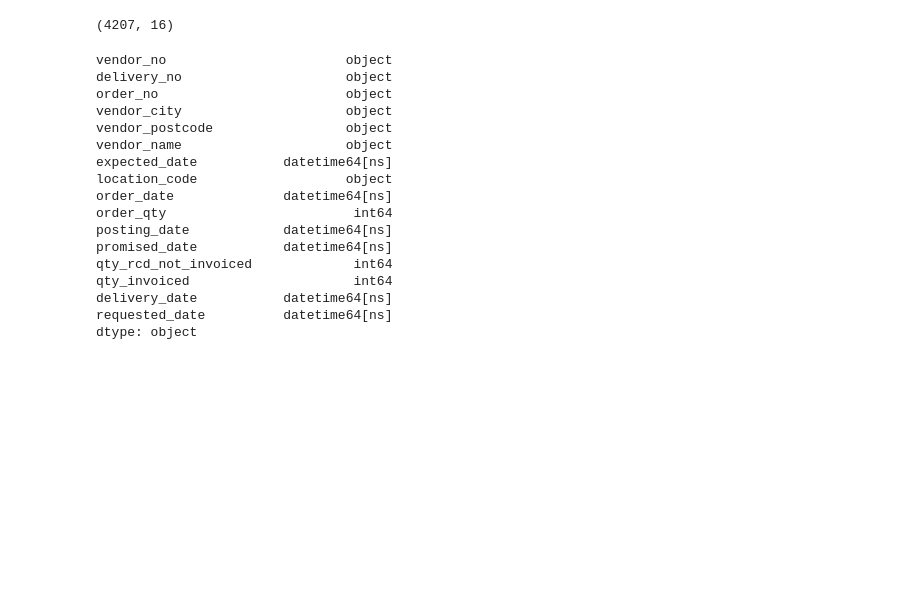
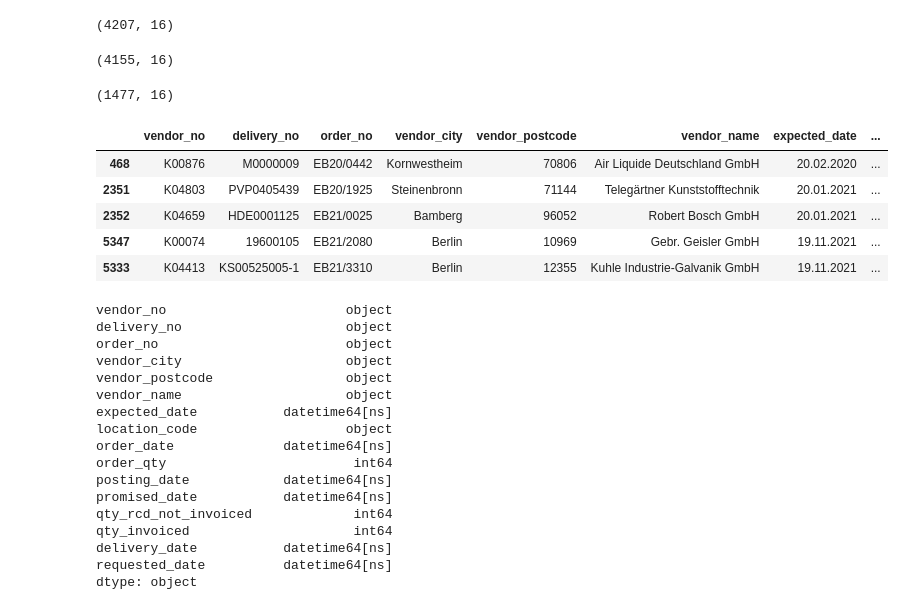
Before and after one commit to virginiaperdomoc/Delivery-Performance-Dashboard, a Jupyter notebook: lieferzeile.ipynb, the cells around one changed output. Cells and saved outputs as stored; diff of their text form; code cells hidden in the pictures; blank space fills up the shorter version.

```diff
--- a/lieferzeile.ipynb
+++ b/lieferzeile.ipynb
@@ -227,6 +227,29 @@ deliveries = deliveries[(deliveries['requested_date']!= '01.01.1753')&(deliverie
 deliveries.shape
 # %% [output]
 (4207, 16)
+# %%
+deliveries=deliveries[~deliveries.promised_date.str.contains("2033")]
+deliveries=deliveries[~deliveries.promised_date.str.contains("2099")]
+deliveries=deliveries[~deliveries.delivery_date.str.contains("2033")]
+deliveries=deliveries[~deliveries.delivery_date.str.contains("2099")]
+deliveries.shape
+# %% [output]
+(4155, 16)
+# %%
+# we will also drop rows that have a delivery, promised or order date later than 20.02.2022
+deliveries = deliveries[(deliveries['promised_date']< '20.02.2022')&(deliveries['delivery_date']< '20.02.2022')&(deliveries['order_date']< '20.02.2022')]
+deliveries.shape
+# %% [output]
+(1477, 16)
+# %%
+deliveries.sort_values(by='promised_date', ascending=False).head()
+# %% [output]
+|  | vendor_no | delivery_no | order_no | vendor_city | vendor_postcode | vendor_name | expected_date | ... |
+| 468 | K00876 | M0000009 | EB20/0442 | Kornwestheim | 70806 | Air Liquide Deutschland GmbH | 20.02.2020 | ... |
+| 2351 | K04803 | PVP0405439 | EB20/1925 | Steinenbronn | 71144 | Telegärtner Kunststofftechnik | 20.01.2021 | ... |
+| 2352 | K04659 | HDE0001125 | EB21/0025 | Bamberg | 96052 | Robert Bosch GmbH | 20.01.2021 | ... |
+| 5347 | K00074 | 19600105 | EB21/2080 | Berlin | 10969 | Gebr. Geisler GmbH | 19.11.2021 | ... |
+| 5333 | K04413 | KS00525005-1 | EB21/3310 | Berlin | 12355 | Kuhle Industrie-Galvanik GmbH | 19.11.2021 | ... |
 # %%
 deliveries = deliveries.astype({'order_date': 'datetime64','posting_date': 'datetime64','promised_date': 'datetime64',
 'delivery_date': 'datetime64','requested_date': 'datetime64','expected_date':'datetime64'})
```
Also changed, not shown: parts of 4 cells of this notebook, 21 other files.
